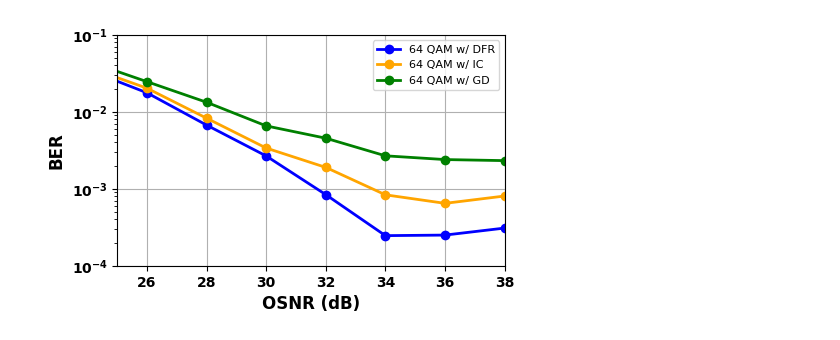
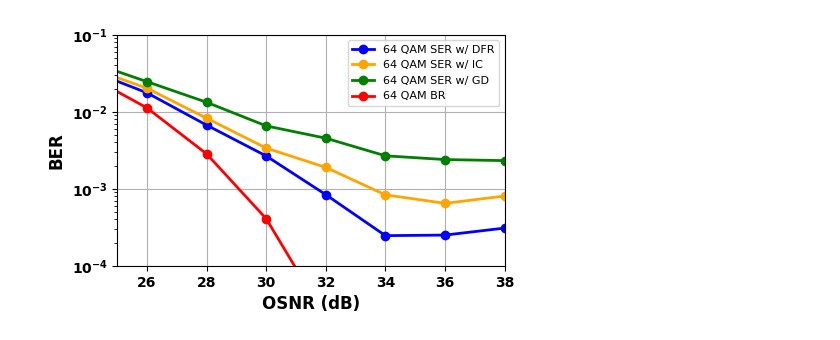
Before and after one commit to jfelipeslg/TCC_Single-Ended-Receiver, a Jupyter notebook: results/3_Performance_GD-IC-GD/plot_results-figure7.ipynb, the cells around one changed output. Saved outputs shown, nothing was run; the diff lists cells and outputs as text; code cells hidden in the pictures.

Commit message:
Correção plot_results-figure6.ipynb: aumenta na legenda. Correção plot_results-figure7.ipynb: adição do BR.

```diff
--- a/results/3_Performance_GD-IC-GD/plot_results-figure7.ipynb
+++ b/results/3_Performance_GD-IC-GD/plot_results-figure7.ipynb
@@ -4,6 +4,15 @@ import matplotlib.pyplot as plt
 # %%
 list_algSSBI = ['DFR', 'IC', 'GD']
 list_auxOSNR = [value for value in range(24,42,2)]
+# %%
+list_auxOSNR_BR = [value for value in range(24,34,2)]
+list_BER_BR = []
+
+for OSNR in list_auxOSNR_BR:
+    nameFile = f'.\\arquivosPickle\\addAwgn_DFR-GD-IC\\64QAM_L-160km_AWGN-[True-{OSNR}]_LOSPR-8dB_Receiver-[BR].pkl'
+    with open(nameFile, 'rb') as arquivo:
+            data = pickle.load(arquivo)
+            list_BER_BR.append(data['BER'])
 # %%
 list_BER = [ [], [],[] ]
 
@@ -15,16 +24,17 @@ for idx_algSSBI, algSSBI in enumerate(list_algSSBI):
                 list_BER[idx_algSSBI].append(data['BER'])
 # %%
 plt.figure(figsize=(5,3))
-plt.semilogy(list_auxOSNR, list_BER[0], '-o', color='blue', linewidth=2.0, label= '64 QAM w/ DFR')
-plt.semilogy(list_auxOSNR, list_BER[1], '-o', color='orange', linewidth=2.0, label= '64 QAM w/ IC')
-plt.semilogy(list_auxOSNR, list_BER[2], '-o', color='green', linewidth=2.0, label= '64 QAM w/ GD')
+plt.semilogy(list_auxOSNR, list_BER[0], '-o', color='blue', linewidth=2.0, label= '64 QAM SER w/ DFR')
+plt.semilogy(list_auxOSNR, list_BER[1], '-o', color='orange', linewidth=2.0, label= '64 QAM SER w/ IC')
+plt.semilogy(list_auxOSNR, list_BER[2], '-o', color='green', linewidth=2.0, label= '64 QAM SER w/ GD')
+plt.semilogy(list_auxOSNR_BR, list_BER_BR, '-o', color='red', linewidth=2.0, label= '64 QAM BR')
 plt.ylabel('BER', fontsize=12.0, fontweight='bold')
 plt.xlabel('OSNR (dB)', fontsize=12.0, fontweight='bold')
 plt.legend(loc='upper right', fontsize=8.0)
 plt.xticks(fontweight='bold')
 plt.yticks(fontweight='bold')
 plt.xlim(25,38)
 plt.ylim(1e-4, 1e-1)
 plt.grid()
 # %% [output]
-[figure, old version]
+[figure, new version]
```
Also changed, not shown: 6 other files.
